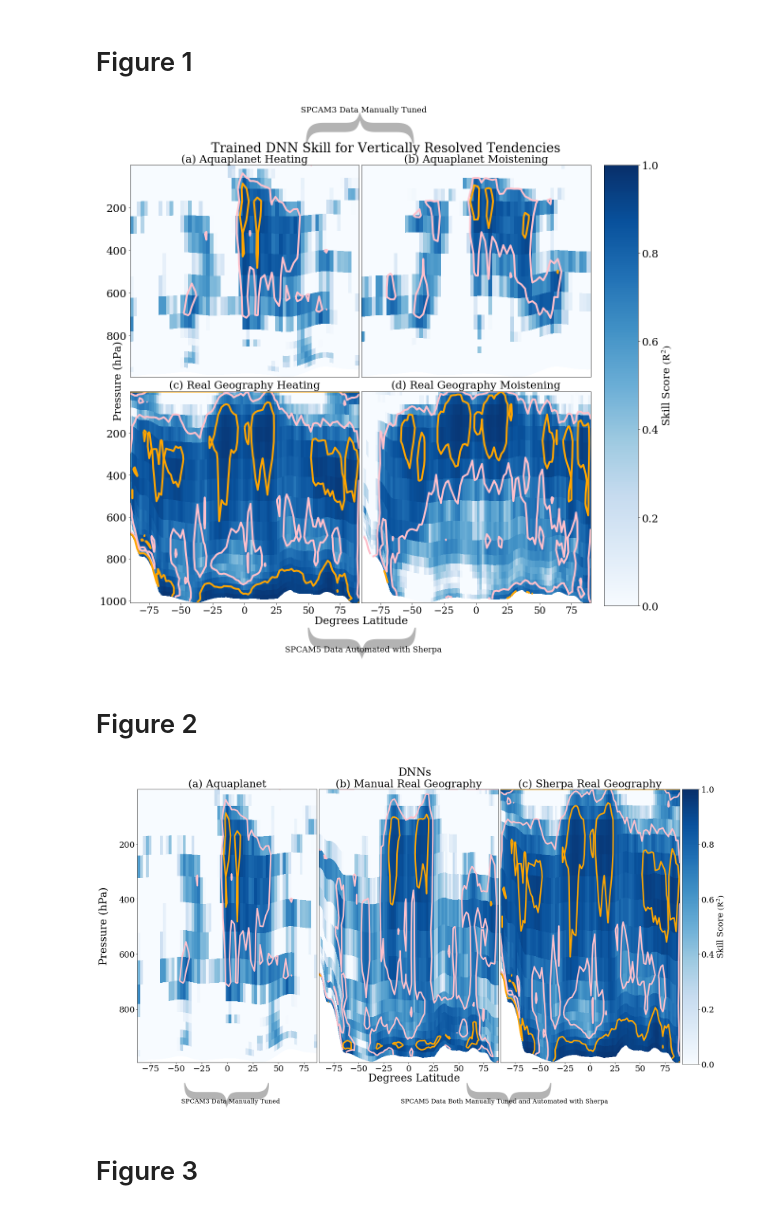
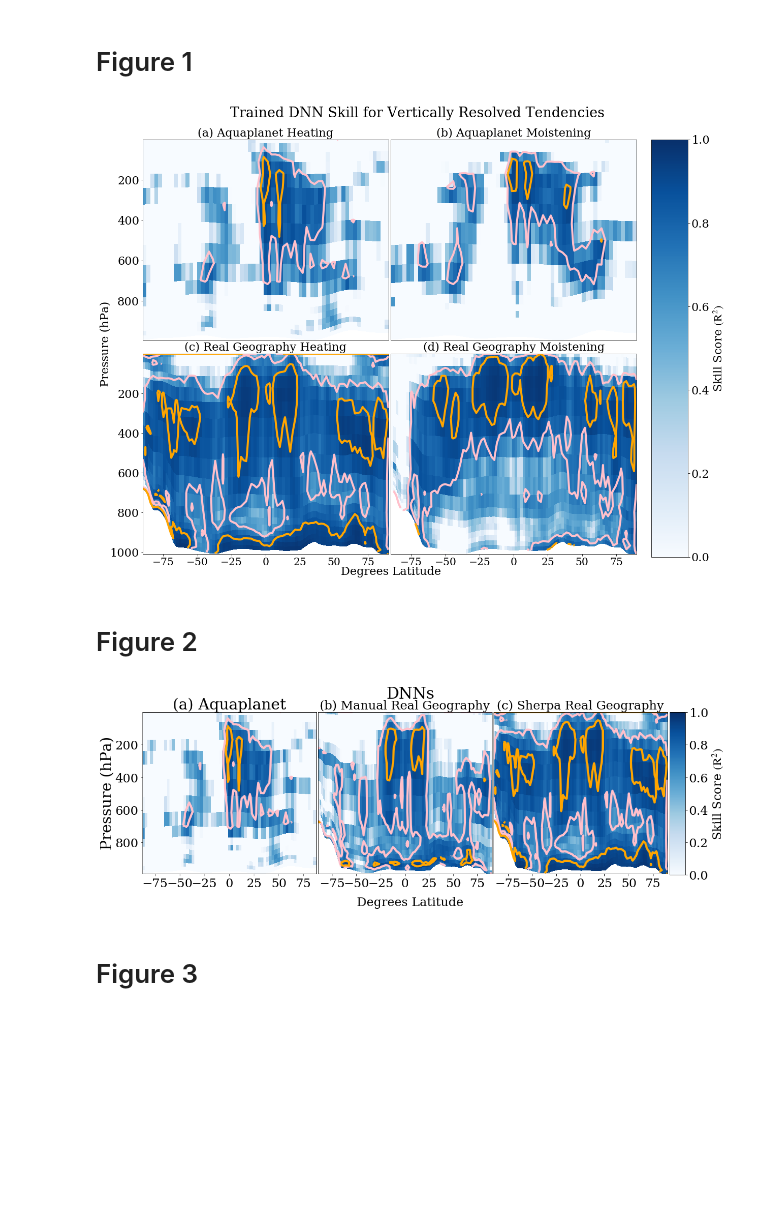
Before and after one commit to gmooers96/Real_Geography_Manuscript, a Jupyter notebook: Submitted_Figures.ipynb, the cells around one changed output. Saved outputs shown, nothing was run; the diff lists cells and outputs as text; code cells hidden in the pictures; blank space fills up the shorter version.

```diff
--- a/Submitted_Figures.ipynb
+++ b/Submitted_Figures.ipynb
@@ -244,8 +244,8 @@ SPCAM3_Xs = np.load("/fast/gmooers/Real_Geography_Manuscript/Data_For_Paper/SPCA
 SPCAM3_pband = np.load("/fast/gmooers/Real_Geography_Manuscript/Data_For_Paper/SPCAM3_Z_Coords.npy")
 # %%
 
-#fig, ax = plt.subplots(2,2, figsize=(15,15))
-fig, ax = plt.subplots(2,2, figsize=(20,17))
+fig, ax = plt.subplots(2,2, figsize=(20,15))
+#fig, ax = plt.subplots(2,2, figsize=(20,17))
 
 ax[0,0].pcolor(SPCAM3_Xs, SPCAM3_pband, SPCAM3_heat_15, cmap = 'Blues', vmin = 0, vmax = 1.0)
 ax[0,0].contour(SPCAM3_Xs, SPCAM3_pband, SPCAM3_heat_15, [0.7], colors='pink', linewidths=[4])
@@ -262,69 +262,69 @@ ax[0,1].set_ylim(ax[0,1].get_ylim()[::-1])
 ax[0,1].set_xticks([])
 ax[0,1].set_yticks([])
 ax[0,1].set_ylabel("Pressure (hPa)")
-ax[0,1].yaxis.set_label_coords(-1.04,-0.02)
+ax[0,1].yaxis.set_label_coords(-1.14,-0.02)
 
 ax[1,0].pcolor(SPCAM5_Xs, SPCAM5_pband, SPCAM5_heat_15, cmap = 'Blues', vmin = 0, vmax = 1.0)
 ax[1,0].contour(SPCAM5_Xs, SPCAM5_pband, SPCAM5_heat_15, [0.7], colors='pink', linewidths=[4])
 ax[1,0].contour(SPCAM5_Xs, SPCAM5_pband, SPCAM5_heat_15, [0.9], colors='orange', linewidths=[4])
 ax[1,0].set_title("(c) Real Geography Heating", fontsize = fz)
 ax[1,0].set_ylim(ax[1,0].get_ylim()[::-1])
 ax[1,0].locator_params(nbins=8)
 ax[1,0].tick_params(axis='x', labelsize=fz*0.9)
 
 contour_plot = ax[1,1].pcolor(SPCAM5_Xs, SPCAM5_pband, SPCAM5_moisture_15, cmap = 'Blues', vmin = 0, vmax = 1.0)
 ax[1,1].contour(SPCAM5_Xs, SPCAM5_pband, SPCAM5_moisture_15, [0.7], colors='pink', linewidths=[4])
 ax[1,1].contour(SPCAM5_Xs, SPCAM5_pband, SPCAM5_moisture_15, [0.9], colors='orange', linewidths=[4])
 ax[1,1].set_title("(d) Real Geography Moistening", fontsize = fz)
 ax[1,1].set_ylim(ax[1,1].get_ylim()[::-1])
 ax[1,1].set_yticks([])
 ax[1,1].set_xlabel("Degrees Latitude")
 ax[1,1].xaxis.set_label_coords(-0.0,-0.06)
 ax[1,1].locator_params(nbins=8)
 ax[1,1].tick_params(axis='x', labelsize=fz*0.9)
 
-trans = ax[0,0].get_xaxis_transform() # x in data untis, y in axes fraction
-ax[0,0].annotate(r"$\}$", fontsize=265, alpha=0.3, xy=(40, 1.15), xycoords=trans, rotation=90)
-ax[0,0].annotate("SPCAM3 Data Manually Tuned", fontsize=fz*0.75, xy=(43, 1.25), xycoords=trans)
+#trans = ax[0,0].get_xaxis_transform() # x in data untis, y in axes fraction
+#ax[0,0].annotate(r"$\}$", fontsize=265, alpha=0.3, xy=(40, 1.15), xycoords=trans, rotation=90)
+#ax[0,0].annotate("SPCAM3 Data Manually Tuned", fontsize=fz*0.75, xy=(43, 1.25), xycoords=trans)
 
-trans = ax[1,1].get_xaxis_transform() # x in data untis, y in axes fraction
-ann = ax[1,1].annotate(r"$\}$", fontsize=265, alpha=0.3, xy=(-135, -0.14), xycoords=trans, rotation=270)
-ax[1,1].annotate("SPCAM5 Data Automated with Sherpa", fontsize=fz*0.75, xy=(-150, -0.23), xycoords=trans)
+#trans = ax[1,1].get_xaxis_transform() # x in data untis, y in axes fraction
+#ann = ax[1,1].annotate(r"$\}$", fontsize=265, alpha=0.3, xy=(-135, -0.14), xycoords=trans, rotation=270)
+#ax[1,1].annotate("SPCAM5 Data Automated with Sherpa", fontsize=fz*0.75, xy=(-150, -0.23), xycoords=trans)
 
 
 fig.subplots_adjust(right=0.8)
 cbar_ax = fig.add_axes([0.82, 0.12, 0.05, 0.76])
 fig.colorbar(contour_plot, label="Skill Score "+r'$\left(\mathrm{R^{2}}\right)$', cax=cbar_ax)
-plt.suptitle("Trained DNN Skill for Vertically Resolved Tendencies", y = 0.92)
+plt.suptitle("Trained DNN Skill for Vertically Resolved Tendencies", y = 0.94)
 plt.subplots_adjust(hspace=0.07, wspace=0.01)
 print(" ")
 
 plt.savefig("Paper_Figures/Figure1.png")
 plt.savefig("Paper_Figures/Figure1.pdf")
 # %% [output]
-[figure, old version]
+[figure, new version]
 # %% [markdown]
 # Figure 2
 # %%
 No_SHERPA_SPCAM5_heat_15 = np.load("/fast/gmooers/Real_Geography_Manuscript/Data_For_Paper/Improved_NO_SHERPA_SPCAM5_15_Min_Interval_Heat.npy")
 No_SHERPA_SPCAM5_moist_15 = np.load("/fast/gmooers/Real_Geography_Manuscript/Data_For_Paper/Improved_NO_SHERPA_SPCAM5_15_Min_Interval_Moisture.npy")
 # %%
-fig, ax = plt.subplots(1,3, figsize=(30,13.5))
+fig, ax = plt.subplots(1,3, figsize=(20,5.5))
 
 ax[0].pcolor(SPCAM3_Xs, SPCAM3_pband, SPCAM3_heat_15, cmap = 'Blues', vmin = 0, vmax = 1.0)
 ax[0].contour(SPCAM3_Xs, SPCAM3_pband, SPCAM3_heat_15, [0.7], colors='pink', linewidths=[4])
 ax[0].contour(SPCAM3_Xs, SPCAM3_pband, SPCAM3_heat_15, [0.9], colors='orange', linewidths=[4])
 ax[0].set_title("(a) Aquaplanet", fontsize = fz*1.25)
 ax[0].set_ylim(ax[0].get_ylim()[::-1])
-ax[0].set_xlabel("Degrees Latitude", fontsize=fz*1.25)
-ax[0].xaxis.set_label_coords(1.54,-0.04)
+ax[0].set_xlabel("Degrees Latitude", fontsize=fz)
+ax[0].xaxis.set_label_coords(1.54,-0.14)
 ax[0].locator_params(nbins=8)
 ax[0].tick_params(axis='x', labelsize=fz)
 
 ax[1].pcolor(SPCAM5_Xs, SPCAM5_pband, No_SHERPA_SPCAM5_heat_15, cmap = 'Blues', vmin = 0, vmax = 1.0)
 ax[1].contour(SPCAM5_Xs, SPCAM5_pband, No_SHERPA_SPCAM5_heat_15, [0.7], colors='pink', linewidths=[4])
 ax[1].contour(SPCAM5_Xs, SPCAM5_pband, No_SHERPA_SPCAM5_heat_15, [0.9], colors='orange', linewidths=[4])
-ax[1].set_title("(b) Manual Real Geography", fontsize = fz*1.25)
+ax[1].set_title("(b) Manual Real Geography", fontsize = fz)
 ax[1].set_ylim(ax[1].get_ylim()[::-1])
 ax[1].set_yticks([])
 #ax[0].set_xlabel("Degrees Latitude")
@@ -335,7 +335,7 @@ ax[1].tick_params(axis='x', labelsize=fz)
 ax[2].pcolor(SPCAM5_Xs, SPCAM5_pband, SPCAM5_heat_15, cmap = 'Blues', vmin = 0, vmax = 1.0)
 ax[2].contour(SPCAM5_Xs, SPCAM5_pband, SPCAM5_heat_15, [0.7], colors='pink', linewidths=[4])
 ax[2].contour(SPCAM5_Xs, SPCAM5_pband, SPCAM5_heat_15, [0.9], colors='orange', linewidths=[4])
-ax[2].set_title("(c) Sherpa Real Geography", fontsize = fz*1.25)
+ax[2].set_title("(c) Sherpa Real Geography", fontsize = fz)
 ax[2].set_yticks([])
 ax[2].set_ylim(ax[2].get_ylim()[::-1])
 ax[2].set_ylabel("Pressure (hPa)", fontsize=fz*1.25)
@@ -346,21 +346,21 @@ ax[2].tick_params(axis='x', labelsize=fz)
 fig.subplots_adjust(right=0.8)
 cbar_ax = fig.add_axes([0.803, 0.12, 0.02, 0.76])
 fig.colorbar(contour_plot, label="Skill Score "+r'$\left(\mathrm{R^{2}}\right)$', cax=cbar_ax)
-plt.suptitle("DNNs", x=0.47, y=0.94, fontsize=fz*1.3)
+plt.suptitle("DNNs", x=0.47, y=1.0, fontsize=fz*1.3)
 plt.subplots_adjust(wspace=0.01)
 
-trans = ax[0].get_xaxis_transform() # x in data untis, y in axes fraction
-ax[0].annotate(r"$\}$", fontsize=265, alpha=0.3, xy=(-45, -0.09), xycoords=trans, rotation=270)
-ax[0].annotate("SPCAM3 Data Manually Tuned", fontsize=fz*0.75, xy=(-45, -0.15), xycoords=trans)
+#trans = ax[0].get_xaxis_transform() # x in data untis, y in axes fraction
+#ax[0].annotate(r"$\}$", fontsize=265, alpha=0.3, xy=(-45, -0.09), xycoords=trans, rotation=270)
+#ax[0].annotate("SPCAM3 Data Manually Tuned", fontsize=fz*0.75, xy=(-45, -0.15), xycoords=trans)
 
-trans = ax[1].get_xaxis_transform() # x in data untis, y in axes fraction
-ann = ax[1].annotate(r"$\}$", fontsize=265, alpha=0.3, xy=(55, -0.09), xycoords=trans, rotation=270)
-ax[1].annotate("SPCAM5 Data Both Manually Tuned and Automated with Sherpa", fontsize=fz*0.75, xy=(-8, -0.15), xycoords=trans)
+#trans = ax[1].get_xaxis_transform() # x in data untis, y in axes fraction
+#ann = ax[1].annotate(r"$\}$", fontsize=265, alpha=0.3, xy=(55, -0.09), xycoords=trans, rotation=270)
+#ax[1].annotate("SPCAM5 Data Both Manually Tuned and Automated with Sherpa", fontsize=fz*0.75, xy=(-8, -0.15), xycoords=trans)
 
 plt.savefig("Paper_Figures/Figure2.png")
 plt.savefig("Paper_Figures/Figure2.pdf")
 # %% [output]
-[figure, old version]
+[figure, new version]
 # %% [markdown]
 # Figure 3
 # %%
```
Also changed, not shown: parts of 7 cells of this notebook, 13 other files.
